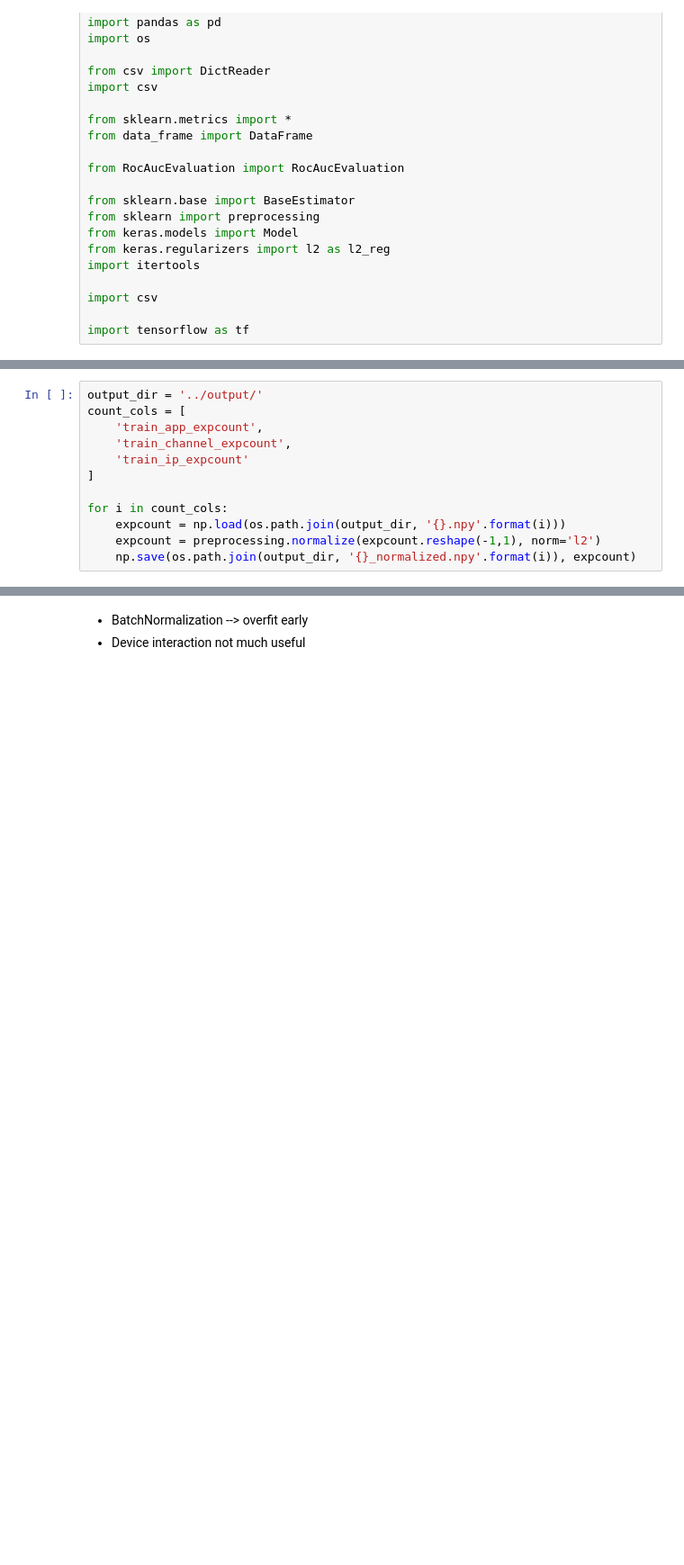
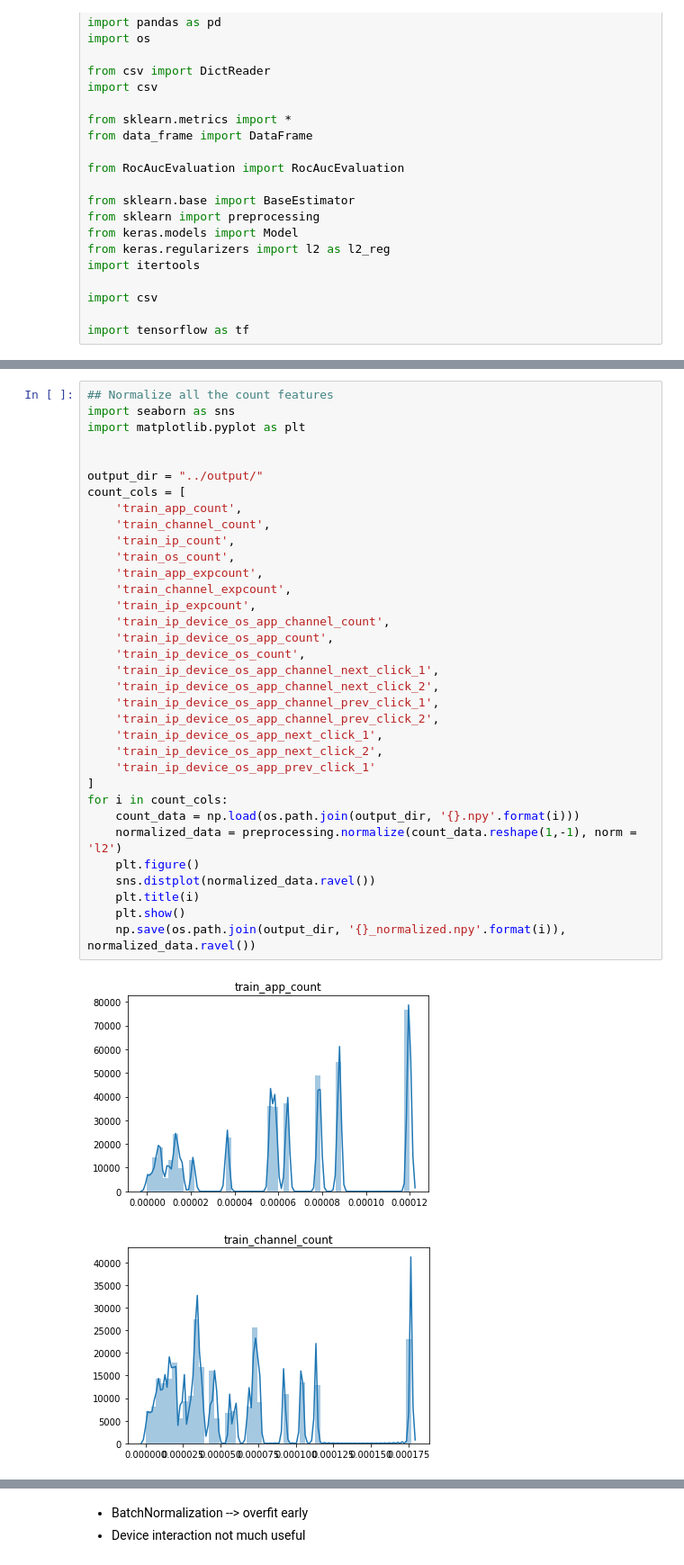
Before and after one commit to mohsinkhn/Talking_data_codes, a Jupyter notebook: NN_embedding.ipynb, the cells around one changed output, grey strips where cells are left out. Shown: that part at 90% size. Cells and saved outputs as stored; diff of their text form; blank space fills up the shorter version.

Commit message:
NN update with downloaded counts

```diff
--- a/NN_embedding.ipynb
+++ b/NN_embedding.ipynb
@@ -57,12 +75,37 @@ import matplotlib.pyplot as plt
 # %%
-output_dir = '../output/'
+## Normalize all the count features
+import seaborn as sns
+import matplotlib.pyplot as plt
+
+
+output_dir = "../output/"
 count_cols = [
+    'train_app_count',
+    'train_channel_count',
+    'train_ip_count',
+    'train_os_count',
     'train_app_expcount',
     'train_channel_expcount',
-    'train_ip_expcount'
+    'train_ip_expcount',
+    'train_ip_device_os_app_channel_count',
+    'train_ip_device_os_app_count',
+    'train_ip_device_os_count',
+    'train_ip_device_os_app_channel_next_click_1',
+    'train_ip_device_os_app_channel_next_click_2',
+    'train_ip_device_os_app_channel_prev_click_1',
+    'train_ip_device_os_app_channel_prev_click_2',
+    'train_ip_device_os_app_next_click_1',
+    'train_ip_device_os_app_next_click_2',
+    'train_ip_device_os_app_prev_click_1'
 ]
-
 for i in count_cols:
-    expcount = np.load(os.path.join(output_dir, '{}.npy'.format(i)))
-    expcount = preprocessing.normalize(expcount.reshape(-1,1), norm='l2')
-    np.save(os.path.join(output_dir, '{}_normalized.npy'.format(i)), expcount)
+    count_data = np.load(os.path.join(output_dir, '{}.npy'.format(i)))
+    normalized_data = preprocessing.normalize(count_data.reshape(1,-1), norm = 'l2')
+    plt.figure()
+    sns.distplot(normalized_data.ravel())
+    plt.title(i)
+    plt.show()
+    np.save(os.path.join(output_dir, '{}_normalized.npy'.format(i)), normalized_data.ravel())
+# %% [output]
+[figure, added]
+[figure, added]
```
Also changed, not shown: parts of 7 cells of this notebook.
